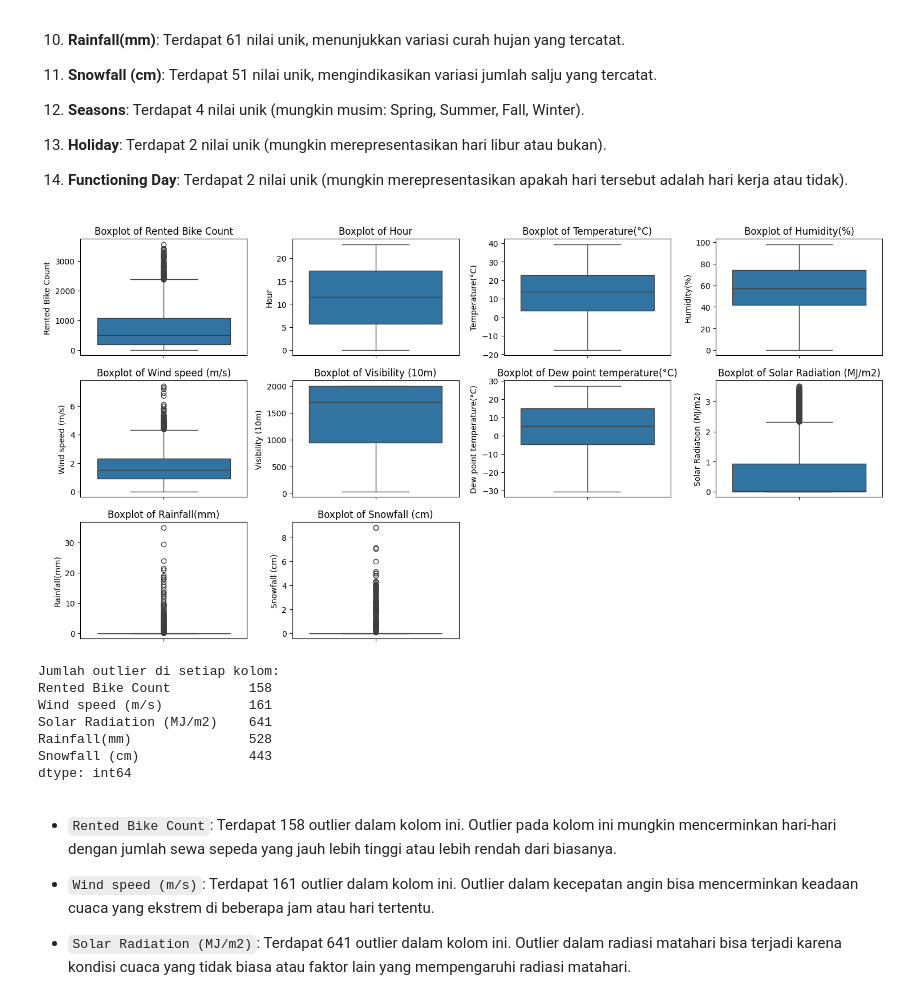
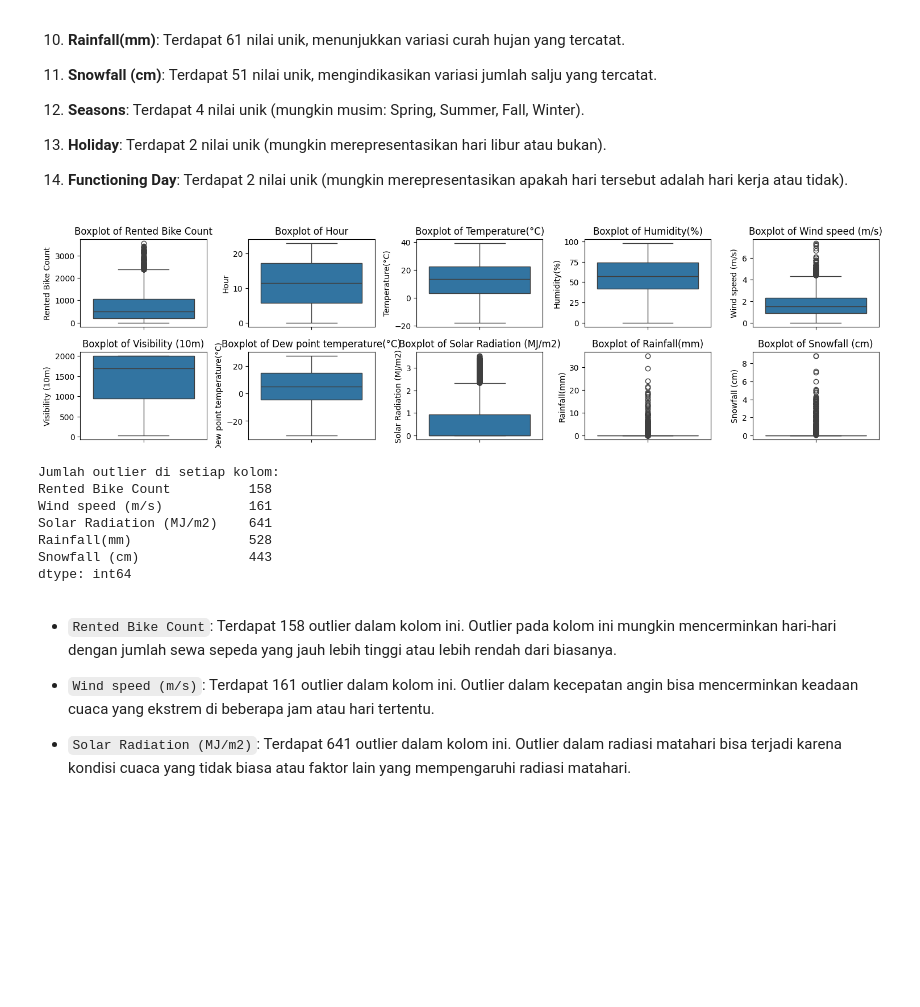
Before and after one commit to zainamri/tengoknijelah, a Jupyter notebook: SeoulBikeFiks.ipynb, the cells around one changed output. Saved outputs shown, nothing was run; the diff lists cells and outputs as text; code cells hidden in the pictures; blank space fills up the shorter version.

```diff
--- a/SeoulBikeFiks.ipynb
+++ b/SeoulBikeFiks.ipynb
@@ -175,31 +175,31 @@ dtype: int64
 # %%
 # Memilih hanya atribut numerik
 numeric_cols = df.select_dtypes(include='number')
 
 # Menghitung IQR untuk setiap kolom
 Q1 = numeric_cols.quantile(0.25)
 Q3 = numeric_cols.quantile(0.75)
 IQR = Q3 - Q1
 
 # Mengidentifikasi outlier
 outliers = ((numeric_cols < (Q1 - 1.5 * IQR)) | (numeric_cols > (Q3 + 1.5 * IQR)))
 
 # Mengecek outliers dengan menggunakan boxplot
 numeric_columns = df.select_dtypes(include=['float64', 'int64']).columns
 plt.figure(figsize=(15, 10))
 for i, col in enumerate(numeric_columns, 1):
-    plt.subplot(4, 4, i)
+    plt.subplot(5, 5, i)
     sns.boxplot(y=df[col])
     plt.title(f'Boxplot of {col}')
 plt.tight_layout()
 plt.show()
 
 # Menampilkan jumlah outlier di setiap kolom
 outlier_counts = outliers.sum()
 print("Jumlah outlier di setiap kolom:")
 print(outlier_counts[outlier_counts > 0])
 # %% [output]
-[figure, old version]
+[figure, new version]
 Jumlah outlier di setiap kolom:
 Rented Bike Count          158
 Wind speed (m/s)           161
```
Also changed, not shown: parts of 20 cells of this notebook.
